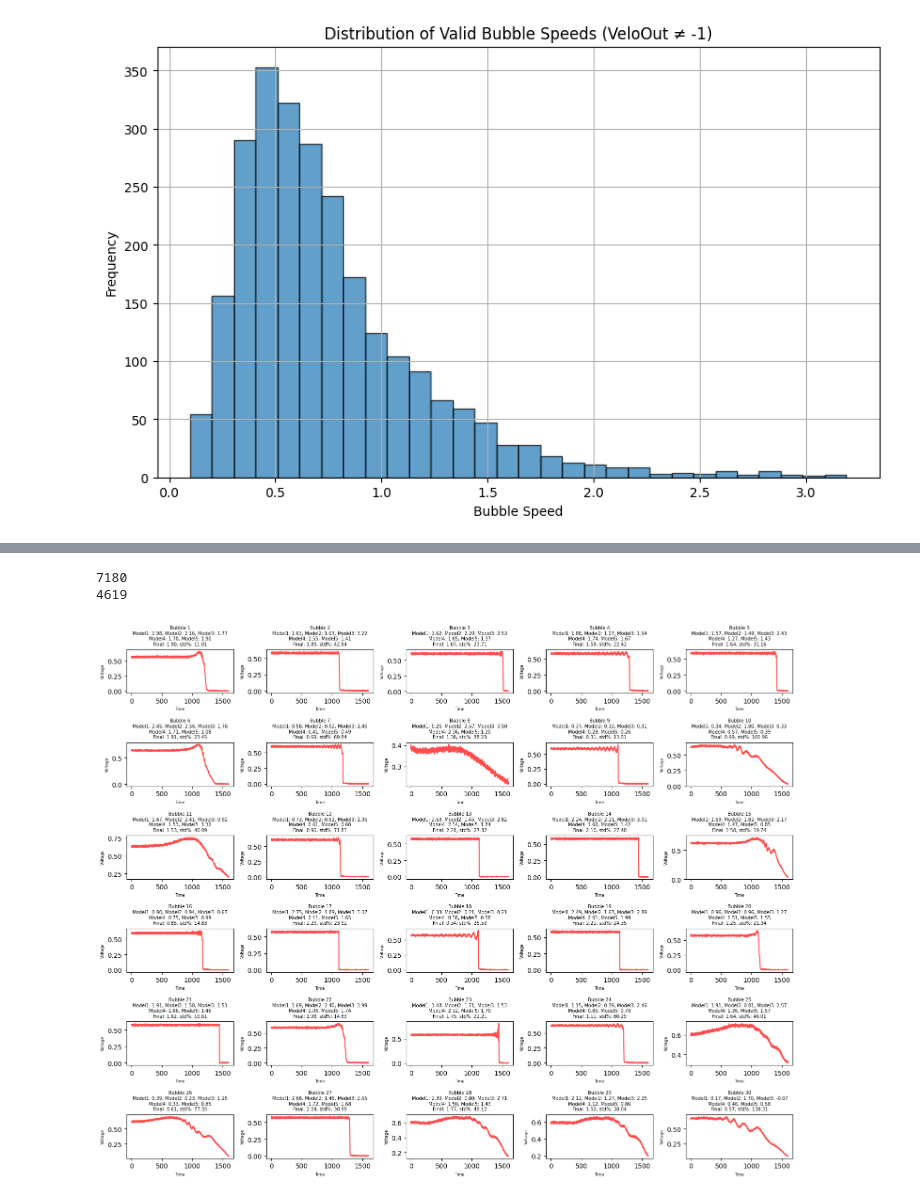
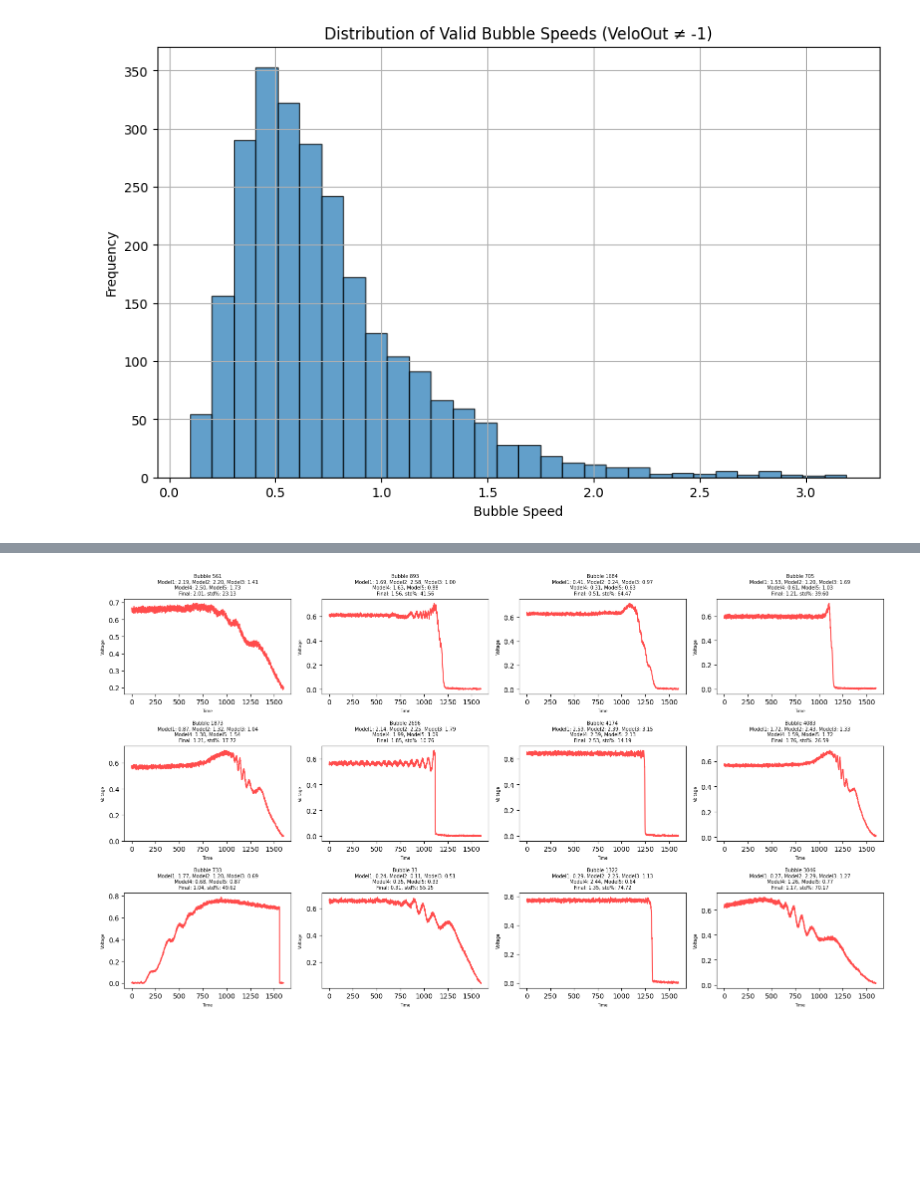
Before and after one commit to Cellular-Adventures/CapstoneAI-FiberProbe, a Jupyter notebook: new_main.ipynb, the cells around one changed output, grey strips where cells are left out. Cells and saved outputs as stored; diff of their text form; code cells hidden in the pictures; blank space fills up the shorter version.

```diff
--- a/new_main.ipynb
+++ b/new_main.ipynb
@@ -41,7 +45,7 @@ gru2.load_state_dict(torch.load(path_to_output+"/models/gru28-5_2-20%3_is1_ns10_
 gru2.eval()
 
 lstm = LSTMModel(input_size=1, hidden_size=18, num_layers=2)
-lstm.load_state_dict(torch.load(path_to_output+"/models/lstm26-5_2-20%3_is1_ns18_nl2_lr0.001_ep150000_r20.998", map_location='cpu'))
+lstm.load_state_dict(torch.load(path_to_output+"/models/lstm3-6_2-20%3_is1_ns18_nl2_lr0.005_ep50000_r20.9972", map_location='cpu'))
 lstm.eval()
 
 cnn1 = CNNModel(input_channels=1, hidden_units=32, kernel_size=9, num_layers=7, input_length=600, output_size=1)
@@ -49,7 +53,7 @@ cnn1.load_state_dict(torch.load(path_to_output+"/models/cnn27-5_2-20%3_ic1_hu32_
 cnn1.eval()
 
 cnn2 = CNNModel(input_channels=1, hidden_units=64, kernel_size=15, num_layers=5, input_length=600, output_size=1)
-cnn2.load_state_dict(torch.load(path_to_output+"/models/cnn2-6_2-20%3_ic1_hu64_ks15_nl5_lr0.0015_ep15000_r20.9975", map_location='cpu'))
+cnn2.load_state_dict(torch.load(path_to_output+"/models/cnns-6_2-20%3_ic1_hu64_ks15_nl5_lr0.001_ep10000_r20.9983", map_location='cpu'))
 cnn2.eval()
 
 with open(path_to_output+'/scalers/feature_scaler2-20%3_600.pkl', 'rb') as f:
@@ -298,57 +289,57 @@ plt.show()
 # %%
-import matplotlib.pyplot as plt
+# Plot rejected (uncertainty > 10%) bubbles that the original method could not predict
 
-# 1️⃣ Filter for bubbles where VeloOut == -1
+# Filter for unlabeled bubbles
 unlabeled_df = df_check[df_check['VeloOut'] == -1]
 unlabeled_outcome_df = outcome_df.iloc[unlabeled_df.index].reset_index(drop=True)
-print(len(unlabeled_outcome_df))
 
-# 2️⃣ Filter for predictions with high uncertainty (std% > 10)
+# Filter for rejected bubbles (uncertainty > 10%)
 high_uncertainty_mask = unlabeled_outcome_df['Standard deviation %'] >= 10
-high_uncertainty_unlabeled_df = unlabeled_df.iloc[high_uncertainty_mask.to_numpy().nonzero()[0]].reset_index(drop=True)
 high_uncertainty_outcome_df = unlabeled_outcome_df[high_uncertainty_mask].reset_index(drop=True)
-print(len(high_uncertainty_outcome_df))
 
-# 3️⃣ Plotting
-n_bubbles_to_plot = min(30, len(high_uncertainty_unlabeled_df))  # Show up to 30 bubbles
-n_cols = 5
-n_rows = (n_bubbles_to_plot + n_cols - 1) // n_cols  # Compute number of rows
+# Randomly select bubbles
+n_samples = 12
+random_seed = 42
+np.random.seed(random_seed)
+random_indices = np.random.choice(len(high_uncertainty_outcome_df), size=min(n_samples, len(high_uncertainty_outcome_df)), replace=False)
 
-fig, axes = plt.subplots(nrows=n_rows, ncols=n_cols, figsize=(3 * n_cols, 2 * n_rows))  # Smaller plots
+# Plot
+n_cols = 4
+n_rows = (len(random_indices) + n_cols - 1) // n_cols  # Compute number of rows
 
-for idx in range(n_bubbles_to_plot):
+fig, axes = plt.subplots(nrows=n_rows, ncols=n_cols, figsize=(4 * n_cols, 3 * n_rows))  # Smaller plots
+
+for idx, random_idx in enumerate(random_indices):
     ax = axes.flat[idx]
-    voltage_data = high_uncertainty_unlabeled_df.iloc[idx]['VoltageOut']
-    pred_model1 = high_uncertainty_outcome_df.iloc[idx]['predictions model 1']
-    pred_model2 = high_uncertainty_outcome_df.iloc[idx]['predictions model 2']
-    pred_model3 = high_uncertainty_outcome_df.iloc[idx]['predictions model 3']
-    pred_model4 = high_uncertainty_outcome_df.iloc[idx]['predictions model 4']
-    pred_model5 = high_uncertainty_outcome_df.iloc[idx]['predictions model 5']
-    final_pred = high_uncertainty_outcome_df.iloc[idx]['final prediction']
-    std_pct = high_uncertainty_outcome_df.iloc[idx]['Standard deviation %']
+    voltage_data = high_uncertainty_unlabeled_df.iloc[random_idx]['VoltageOut']
+    pred_model1 = high_uncertainty_outcome_df.iloc[random_idx]['predictions model 1']
+    pred_model2 = high_uncertainty_outcome_df.iloc[random_idx]['predictions model 2']
+    pred_model3 = high_uncertainty_outcome_df.iloc[random_idx]['predictions model 3']
+    pred_model4 = high_uncertainty_outcome_df.iloc[random_idx]['predictions model 4']
+    pred_model5 = high_uncertainty_outcome_df.iloc[random_idx]['predictions model 5']
+    final_pred = high_uncertainty_outcome_df.iloc[random_idx]['final prediction']
+    std_pct = high_uncertainty_outcome_df.iloc[random_idx]['Standard deviation %']
 
     if isinstance(voltage_data, list):
         ax.plot(voltage_data, color='red', alpha=0.7)
         ax.set_title(
-            f"Bubble {idx+1}\n"
+            f"Bubble {random_idx}\n"
             f"Model1: {pred_model1:.2f}, Model2: {pred_model2:.2f}, Model3: {pred_model3:.2f}\n"
             f"Model4: {pred_model4:.2f}, Model5: {pred_model5:.2f}\n"
             f"Final: {final_pred:.2f}, std%: {std_pct:.2f}",
             fontsize=7
         )
         ax.set_xlabel("Time", fontsize=6)
         ax.set_ylabel("Voltage", fontsize=6)
     else:
-        ax.text(0.5, 0.5, f"Invalid data for Bubble {idx+1}", ha='center', va='center', fontsize=6)
+        ax.text(0.5, 0.5, f"Invalid data for Bubble {random_idx}", ha='center', va='center', fontsize=6)
         ax.set_axis_off()
 
 # Remove empty subplots
-for idx in range(n_bubbles_to_plot, n_rows * n_cols):
+for idx in range(len(random_indices), n_rows * n_cols):
     axes.flat[idx].axis('off')
 
 plt.tight_layout()
 plt.show()
 # %% [output]
-7180
-4619
-[figure, old version]
+[figure, new version]
```
Also changed, not shown: parts of 17 cells of this notebook, 3 other files.
